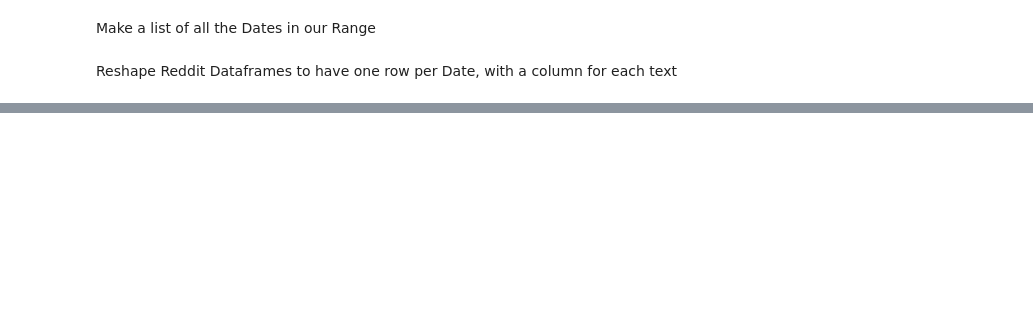
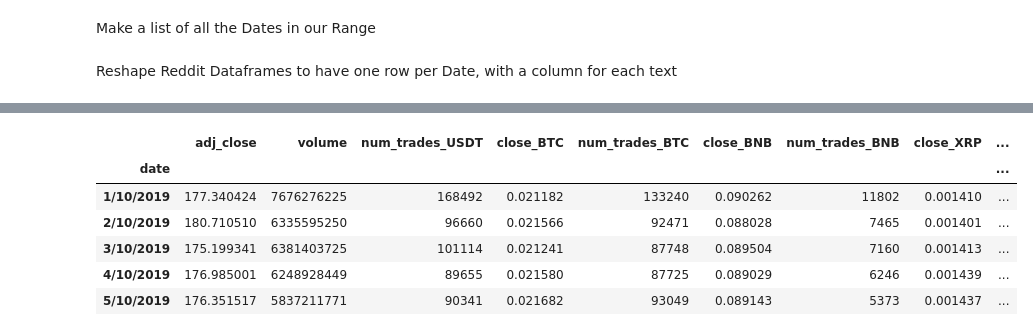
Before and after one commit to CAMAY3101/KALIK, a Jupyter notebook: data/Preprocess/cleanup.ipynb, the cells around one changed output, grey strips where cells are left out. Saved outputs shown, nothing was run; the diff lists cells and outputs as text; code cells hidden in the pictures; blank space fills up the shorter version.

```diff
--- a/data/Preprocess/cleanup.ipynb
+++ b/data/Preprocess/cleanup.ipynb
@@ -282,0 +277,3 @@ print(df_finance.head())
+# %%
+df_finance['close_XRP'] = df_finance['close_XRP'].interpolate(method='time')
+df_finance['num_trades_XRP'] = df_finance['num_trades_XRP'].interpolate(method='time')
@@ -282,0 +293,13 @@ print(df_finance.head())
+# %%
+# fix index format from 2019-10-01 to 1/10/2019
+df_finance.index = df_finance.index.strftime('%#d/%#m/%Y')
+# %%
+df_finance.head()
+# %% [output]
+|  | adj_close | volume | num_trades_USDT | close_BTC | num_trades_BTC | close_BNB | num_trades_BNB | close_XRP | ... |
+| date |  |  |  |  |  |  |  |  | ... |
+| 1/10/2019 | 177.340424 | 7676276225 | 168492 | 0.021182 | 133240 | 0.090262 | 11802 | 0.001410 | ... |
+| 2/10/2019 | 180.710510 | 6335595250 | 96660 | 0.021566 | 92471 | 0.088028 | 7465 | 0.001401 | ... |
+| 3/10/2019 | 175.199341 | 6381403725 | 101114 | 0.021241 | 87748 | 0.089504 | 7160 | 0.001413 | ... |
+| 4/10/2019 | 176.985001 | 6248928449 | 89655 | 0.021580 | 87725 | 0.089029 | 6246 | 0.001439 | ... |
+| 5/10/2019 | 176.351517 | 5837211771 | 90341 | 0.021682 | 93049 | 0.089143 | 5373 | 0.001437 | ... |
```
Also changed, not shown: parts of 23 cells of this notebook, 1 other file.
